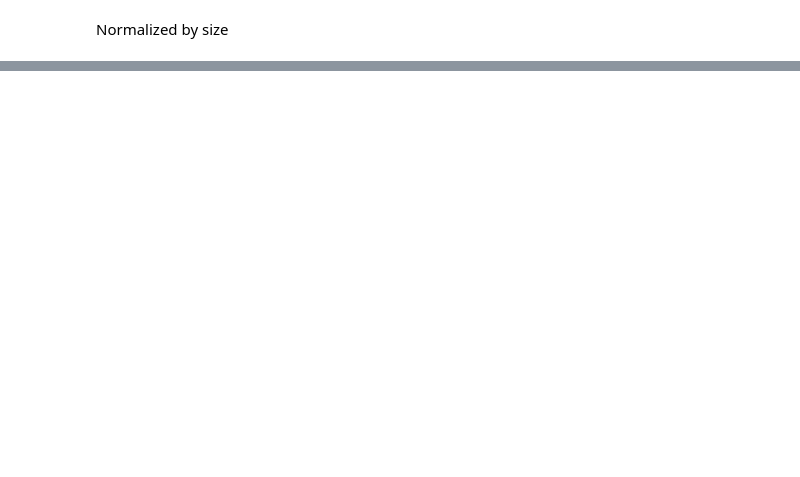
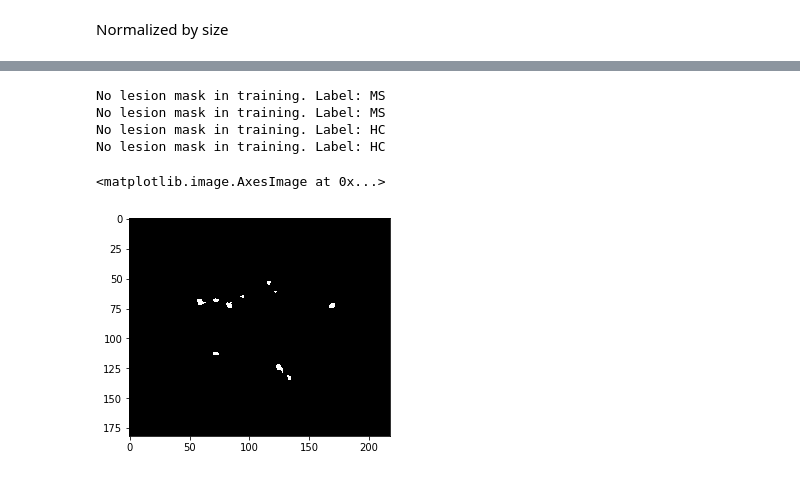
Before and after one commit to derEitel/explainableMS, a Jupyter notebook: Other investigations/Count lesion ratio of total tissue and area wise.ipynb, the cells around one changed output, grey strips where cells are left out. Cells and saved outputs as stored; diff of their text form; code cells hidden in the pictures; blank space fills up the shorter version.

```diff
--- a/Other investigations/Count lesion ratio of total tissue and area wise.ipynb
+++ b/Other investigations/Count lesion ratio of total tissue and area wise.ipynb
@@ -342,0 +426,13 @@ plt.show()
+# %%
+lesion_sum, lesion_sum_ms, lesion_sum_hc = get_lesion_sum(list_not_sum=True)
+# %% [output]
+No lesion mask in training. Label: MS
+No lesion mask in training. Label: MS
+No lesion mask in training. Label: HC
+No lesion mask in training. Label: HC
+# %%
+# individual lesion mask
+plt.imshow(lesion_sum_ms[0][:,:,96], cmap='gray')
+# %% [output]
+<matplotlib.image.AxesImage at 0x...>
+[figure, added]
```
Also changed, not shown: parts of 24 cells of this notebook.
